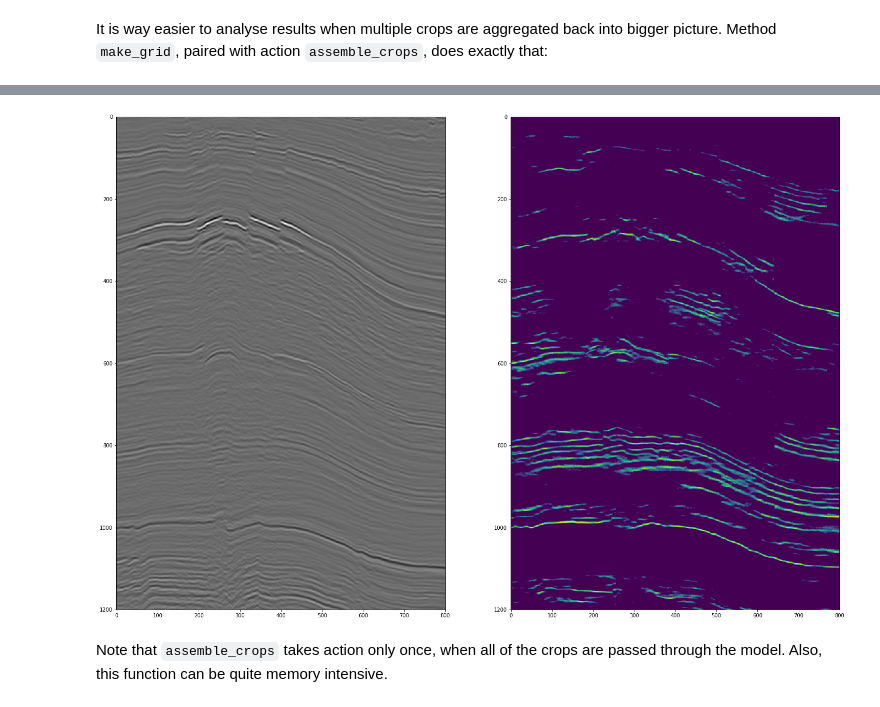
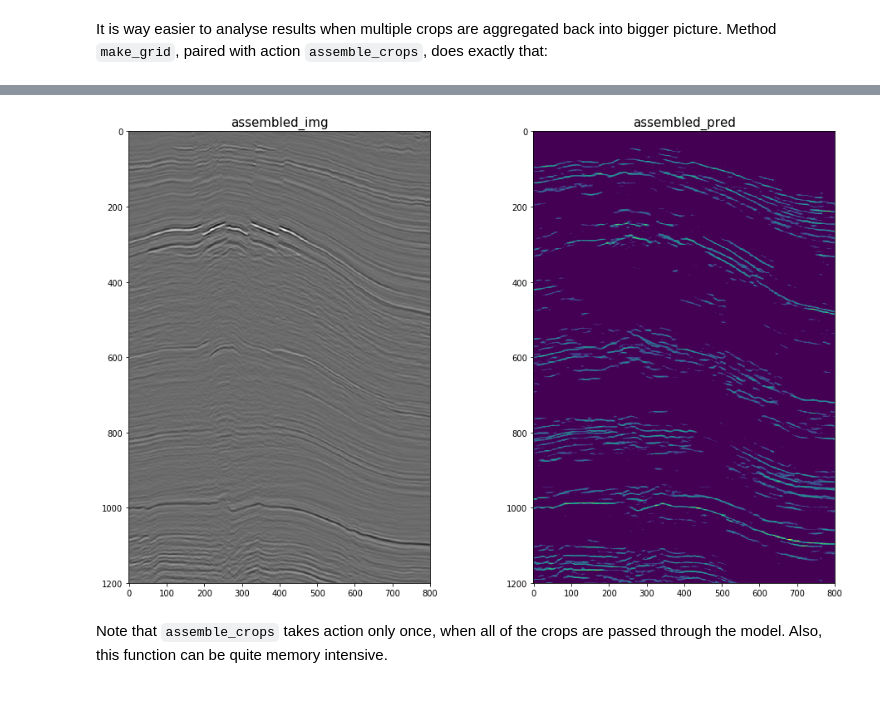
Before and after one commit to sadaqatali2027/seismiqb-1, a Jupyter notebook: models/Horizonts_detection.ipynb, the cells around one changed output, grey strips where cells are left out. Cells and saved outputs as stored; diff of their text form; code cells hidden in the pictures.

```diff
--- a/models/Horizonts_detection.ipynb
+++ b/models/Horizonts_detection.ipynb
@@ -279,29 +277,29 @@ load_config = {'load/path': model_save_dir}
 
 ds = ds.make_grid(ds.indices[0], CROP_SHAPE,
                   [2201, 2202], [0, 800], [100, 1300],
-                  strides=[1, 128, 128])
+                  strides=[2, 128, 128])
 
 pred_pipeline = (Pipeline()
                  # Initialize everything
-                 .init_variable('result_cubes', init_on_each_run=list())
+                 .init_variable('result_images', init_on_each_run=list())
                  .init_variable('result_preds', init_on_each_run=list())
                  .init_model('dynamic', TFModel, 'loaded_model', load_config)
                  # Load data
                  .load_component(src=D('geometries'), dst='geometries')
                  .crop(points=L(D('grid_gen')),
                        shape=CROP_SHAPE)
-                 .load_cubes(dst='data_crops')
-                 .rotate_axes(src='data_crops')
-                 .scale(mode='normalize', src='data_crops')
+                 .load_cubes(dst='images')
+                 .rotate_axes(src='images')
+                 .scale(mode='normalize', src='images')
                  # Predict with model, then aggregate
                  .predict_model('loaded_model',
-                                fetches=['cubes', 'predictions'],
-                                cubes=B('data_crops'),
-                                save_to=[V('result_cubes', mode='e'),
+                                fetches=['images', 'predictions'],
+                                images=B('images'),
+                                save_to=[V('result_images', mode='e'),
                                          V('result_preds', mode='e')])
                  .assemble_crops(src=V('result_preds'), dst='assembled_pred',
                                    grid_info=D('grid_info'))
-                 .assemble_crops(src=V('result_cubes'), dst='assembled_cube',
+                 .assemble_crops(src=V('result_images'), dst='assembled_img',
                                    grid_info=D('grid_info'))
                  ) << ds
 
@@ -314,13 +312,7 @@ Wall time: 18.5 s
-# %%
-img_full = pred_batch.assembled_cube
-pred_full = pred_batch.assembled_pred
-
-fig, ax = plt.subplots(1, 2, figsize=(25, 25))
-ax[0].imshow(img_full[0, :, :].T, cmap='gray')
-ax[1].imshow(pred_full[0, :, :].T)
-plt.show()
-# %% [output]
-[figure, removed]
+# %%
+pred_batch.plot_components(None, 'assembled_img', 'assembled_pred', rotate_axes=1, overlap=False)
+# %% [output]
+[figure, added]
 # %% [markdown]
 Note that `assemble_crops` takes action only once, when all of the crops are passed through the model. Also, this function can be quite memory intensive.
 # %% [markdown]
```
Also changed, not shown: parts of 17 cells of this notebook, 1 other file.
